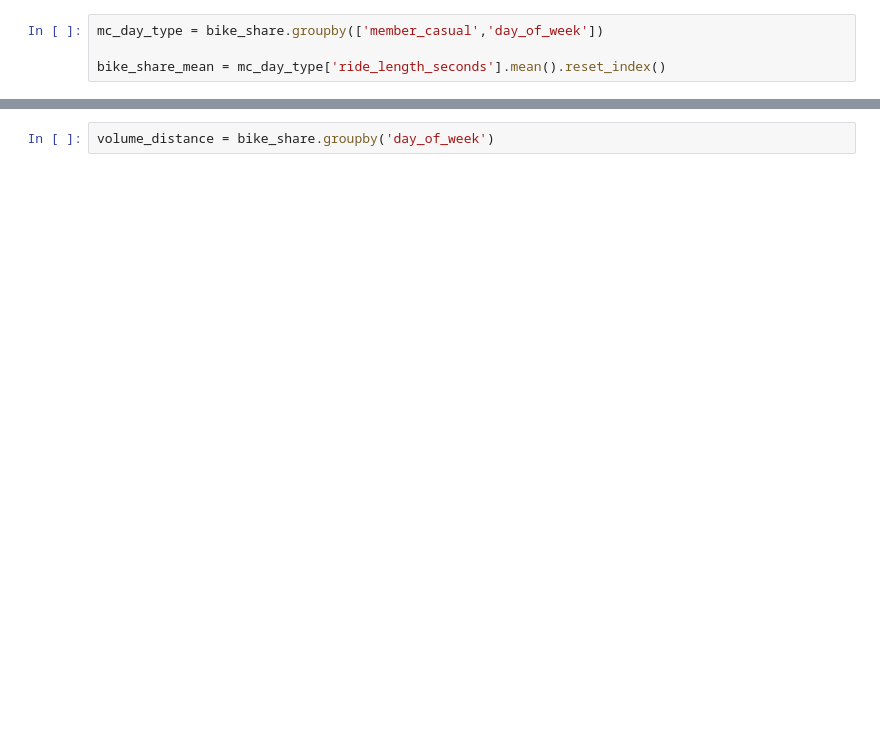
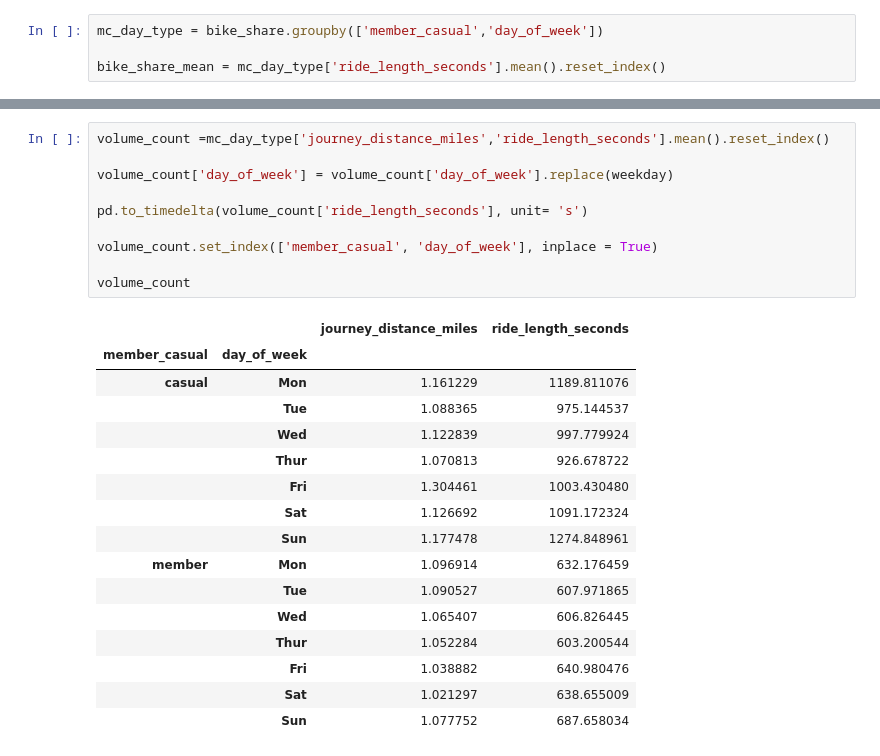
Before and after one commit to Coded123/Google_Data_Analytics_Capstone, a Jupyter notebook: cyclistic_bikeshare_project/cyclistic_bikeshare_analysis.ipynb, the cells around one changed output, grey strips where cells are left out. Saved outputs shown, nothing was run; the diff lists cells and outputs as text; blank space fills up the shorter version.

```diff
--- a/cyclistic_bikeshare_project/cyclistic_bikeshare_analysis.ipynb
+++ b/cyclistic_bikeshare_project/cyclistic_bikeshare_analysis.ipynb
@@ -262,2 +229,27 @@ bike_share_mean
-# %%
-volume_distance = bike_share.groupby('day_of_week')
+# %%
+volume_count =mc_day_type['journey_distance_miles','ride_length_seconds'].mean().reset_index()
+
+volume_count['day_of_week'] = volume_count['day_of_week'].replace(weekday)
+
+pd.to_timedelta(volume_count['ride_length_seconds'], unit= 's')
+
+volume_count.set_index(['member_casual', 'day_of_week'], inplace = True)
+
+volume_count
+# %% [output]
+|  |  | journey_distance_miles | ride_length_seconds |
+| member_casual | day_of_week |  |  |
+| casual | Mon | 1.161229 | 1189.811076 |
+|  | Tue | 1.088365 | 975.144537 |
+|  | Wed | 1.122839 | 997.779924 |
+|  | Thur | 1.070813 | 926.678722 |
+|  | Fri | 1.304461 | 1003.430480 |
+|  | Sat | 1.126692 | 1091.172324 |
+|  | Sun | 1.177478 | 1274.848961 |
+| member | Mon | 1.096914 | 632.176459 |
+|  | Tue | 1.090527 | 607.971865 |
+|  | Wed | 1.065407 | 606.826445 |
+|  | Thur | 1.052284 | 603.200544 |
+|  | Fri | 1.038882 | 640.980476 |
+|  | Sat | 1.021297 | 638.655009 |
+|  | Sun | 1.077752 | 687.658034 |
```
Also changed, not shown: parts of 14 cells of this notebook.
